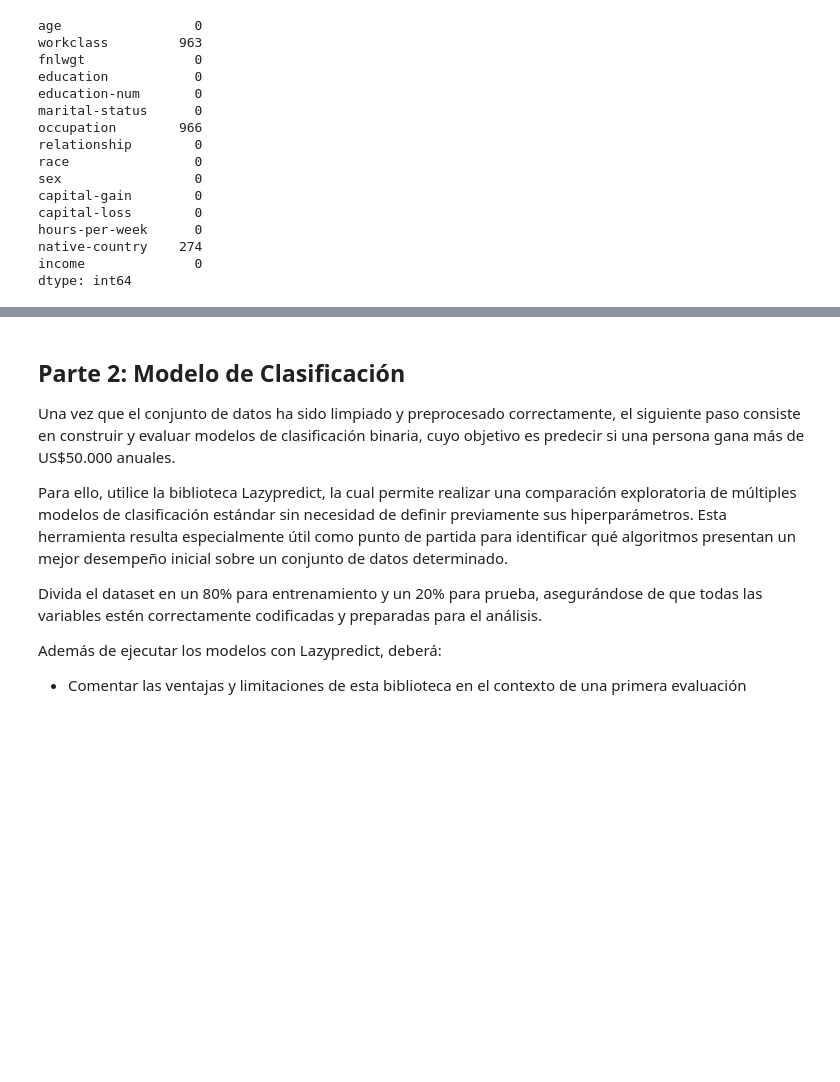
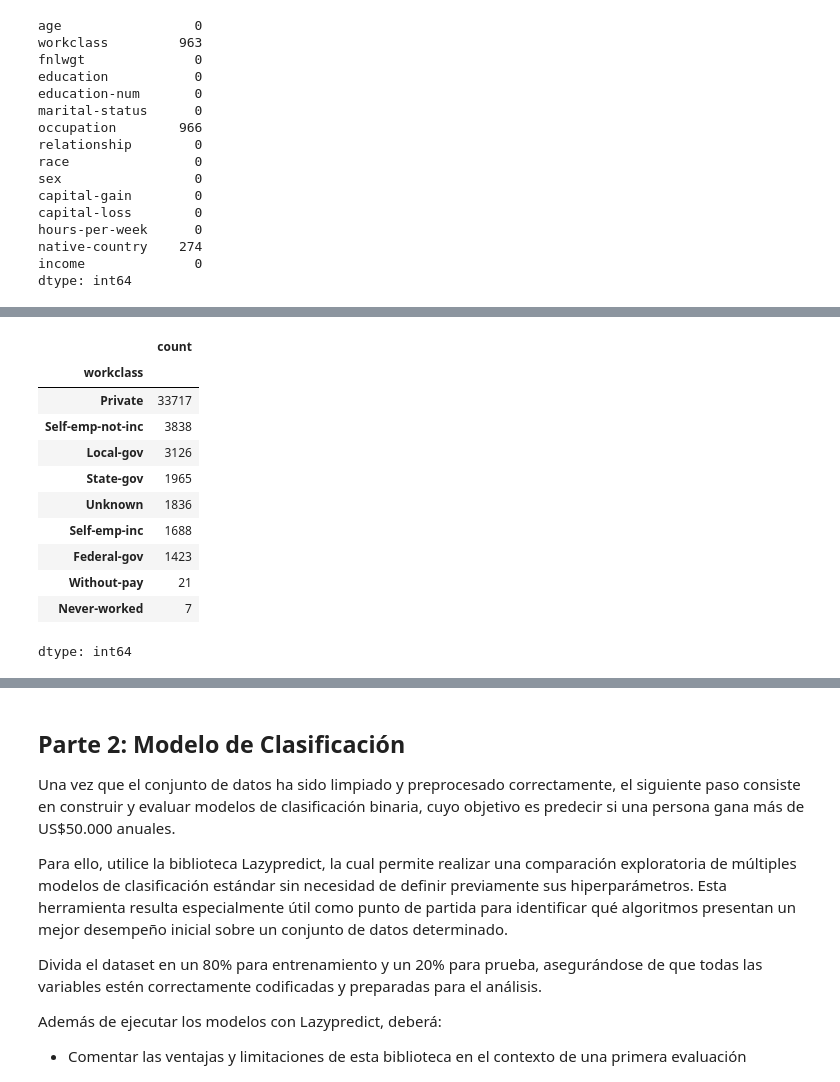
Before and after one commit to JoacoMunoz1/ExamenCienciadeDatos, a Jupyter notebook: CcsDatosEconmía_Examen.ipynb, the cells around one changed output, grey strips where cells are left out. Saved outputs shown, nothing was run; the diff lists cells and outputs as text; code cells hidden in the pictures; blank space fills up the shorter version.

```diff
--- a/CcsDatosEconmía_Examen.ipynb
+++ b/CcsDatosEconmía_Examen.ipynb
@@ -120,0 +151,16 @@ plt.show()
+# %%
+df['workclass'] = df['workclass'].replace('?', 'Unknown')
+df['workclass'].value_counts()
+# %% [output]
+|  | count |
+| workclass |  |
+| Private | 33717 |
+| Self-emp-not-inc | 3838 |
+| Local-gov | 3126 |
+| State-gov | 1965 |
+| Unknown | 1836 |
+| Self-emp-inc | 1688 |
+| Federal-gov | 1423 |
+| Without-pay | 21 |
+| Never-worked | 7 |
+dtype: int64
```
Also changed, not shown: parts of 15 cells of this notebook.
